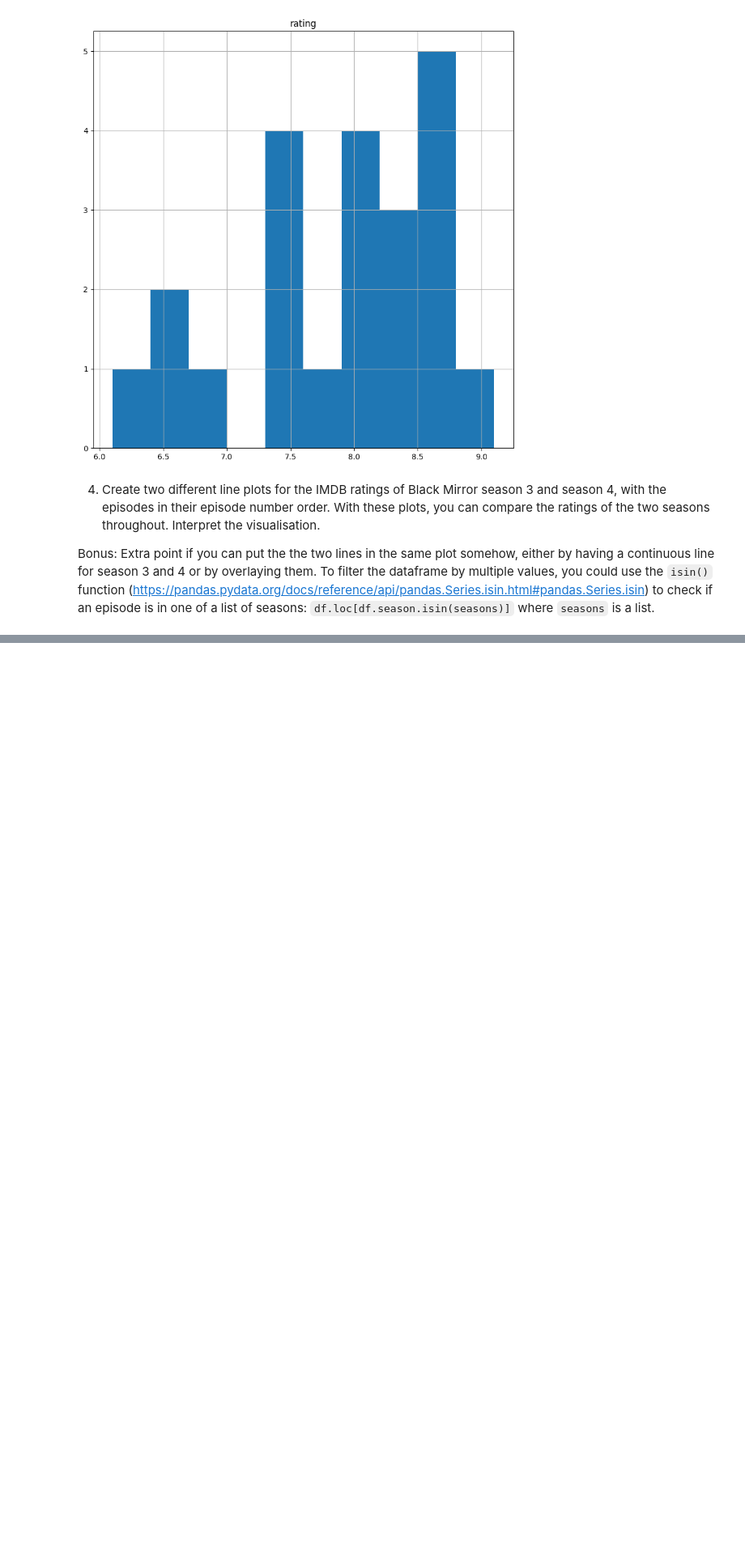
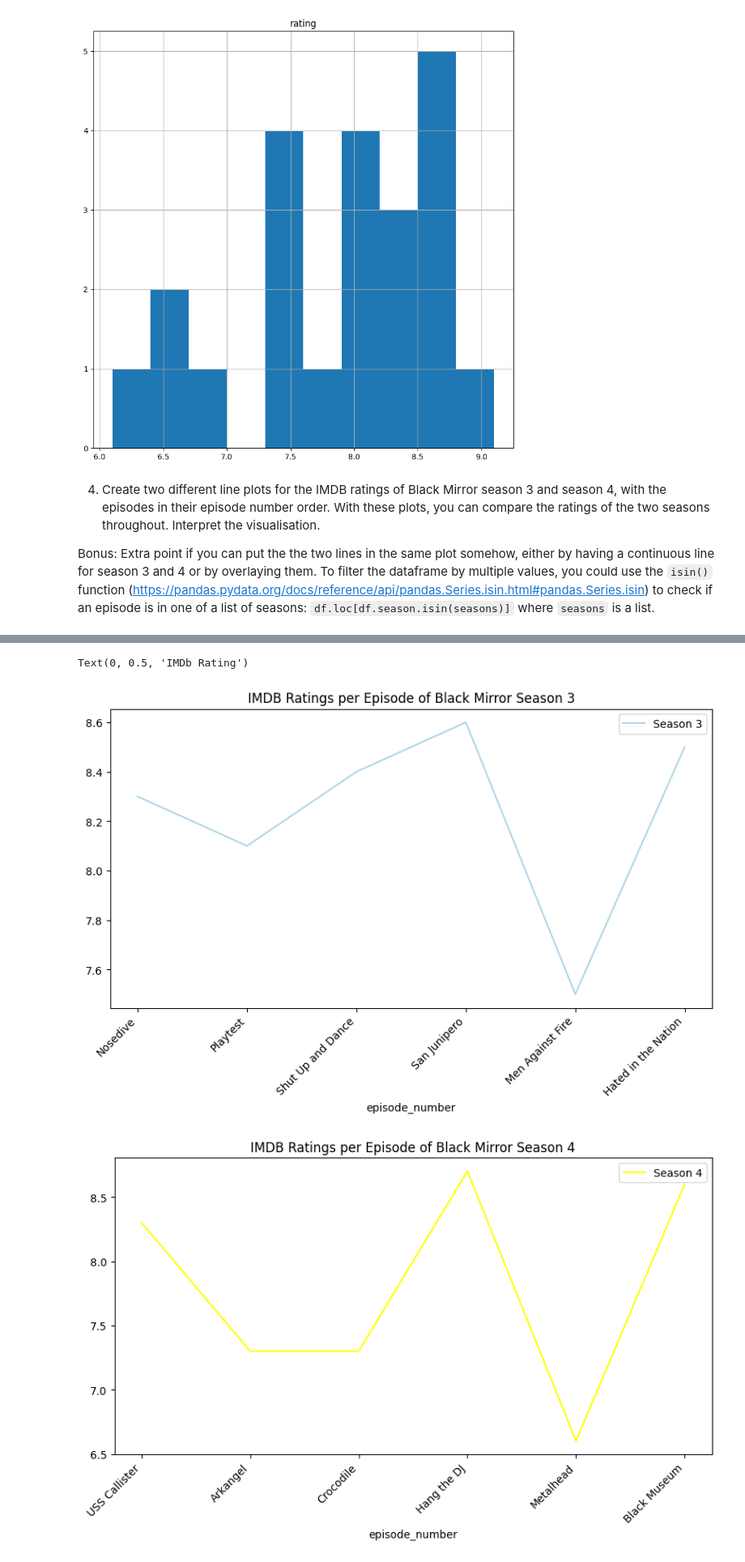
Before and after one commit to georgeccotea/georges-2023-coding-the-humanities, a Jupyter notebook: notebooks/assignments/4_Pandas_GradedAssignment/4_Pandas_GradedAssignment.ipynb, the cells around one changed output, grey strips where cells are left out. Shown: that part at 81% size. Drawn from its saved outputs; the diff is of its cells as text; code cells hidden in the pictures; blank space fills up the shorter version.

Commit message:
4th Graded Assignment + Fully Compliant Graphs

```diff
--- a/notebooks/assignments/4_Pandas_GradedAssignment/4_Pandas_GradedAssignment.ipynb
+++ b/notebooks/assignments/4_Pandas_GradedAssignment/4_Pandas_GradedAssignment.ipynb
@@ -163,0 +134,52 @@ seasons.plot(figsize = (10,6), title='Season 3 and 4', color=['yellow', 'lightbl
+# %%
+# Importing the pandas library
+import pandas as pd
+
+# Reading the csv file
+df = pd.read_csv('data/blackmirror.csv')
+
+# Creating a dataframe with the episodes and imdb ratings of season 3 as well as a legend for the line graph that uses the episode titles
+season3 = df.loc[df.season.isin([3])]
+season3 = season3[['episode_number', 'title', 'rating']]
+season3 = season3.sort_values(by=['episode_number'])
+season3 = season3.reset_index(drop=True)
+
+# Creating a dataframe with the episodes and imdb ratings of season 4
+season4 = df.loc[df.season.isin([4])]
+season4 = season4[['episode_number', 'title', 'rating']]
+season4 = season4.sort_values(by=['episode_number'])
+season4 = season4.reset_index(drop=True)
+
+#Plotting the dataframe for season 3 with pandas in a line graph
+ax = season3.plot.line(x='episode_number', y='rating', label='Season 3', color='lightblue', figsize=(10, 5), title = 'IMDB Ratings per Episode of Black Mirror Season 3')
+ax.set_xticks(season3['episode_number'])
+ax.set_xticklabels(season3['title'], rotation=45, ha='right')
+
+#Plotting the dataframe for season 4 with pandas in a line graph
+ax = season4.plot.line(x='episode_number', y='rating', label='Season 4', color='yellow', figsize=(10, 5), title = 'IMDB Ratings per Episode of Black Mirror Season 4')
+ax.set_xticks(season4['episode_number'])
+ax.set_xticklabels(season4['title'], rotation=45, ha='right')
+
+
+# Aligning the two dataframes by episode number
+seasons = pd.merge(season3, season4, on='episode_number', suffixes=('_season3', '_season4'))
+
+# Create a new DataFrame with episode titles and ratings for both seasons
+seasons_combined = pd.DataFrame({
+    'episode_title': seasons['title_season3'] + ' / ' + seasons['title_season4'],
+    'rating_season3': seasons['rating_season3'],
+    'rating_season4': seasons['rating_season4']
+})
+
+# Reset the index to use episode titles
+seasons_combined.set_index('episode_title', inplace=True)
+
+# Plotting the combined dataframe with pandas in a line graph
+ax = seasons_combined.plot.line(y=['rating_season3', 'rating_season4'], label=['Season 3', 'Season 4'], color=['lightblue', 'yellow'], figsize=(10, 5), title = 'IMDb Ratings per Episode for Seasons 3 and 4')
+ax.set_xticklabels(ax.get_xticklabels(), rotation=45, ha='right')
+ax.set_xlabel('Episode Titles')
+ax.set_ylabel('IMDb Rating')
+# %% [output]
+Text(0, 0.5, 'IMDb Rating')
+[figure, added]
+[figure, added]
```
Also changed, not shown: parts of 2 cells of this notebook.
